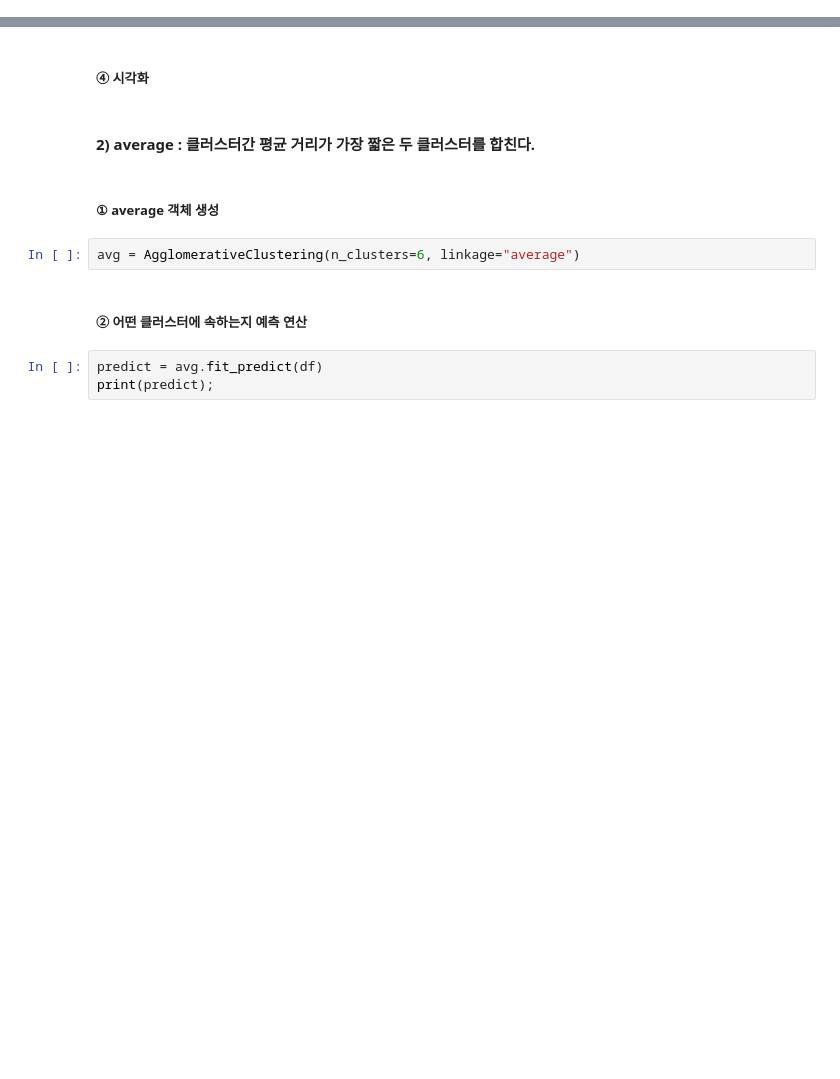
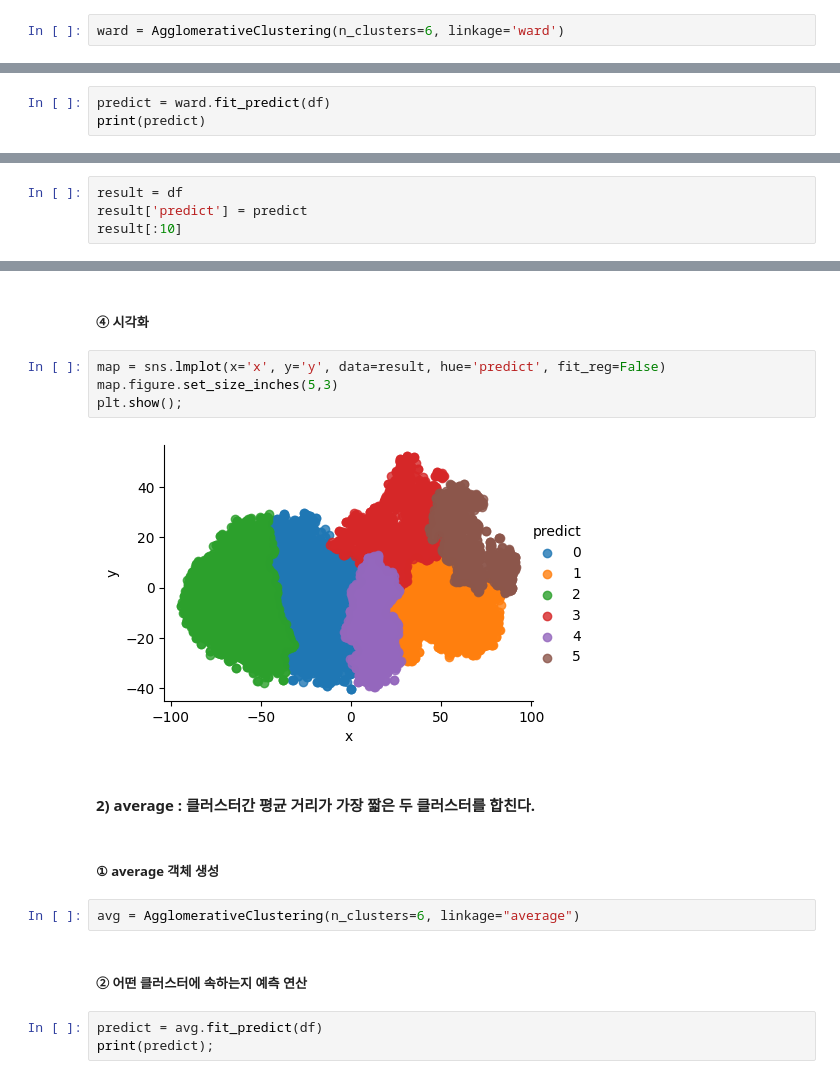
Before and after one commit to yooleene/Level2_office, a Jupyter notebook: M4.5_비정형 데이터 분석_군집 분석.ipynb, the cells around one changed output, grey strips where cells are left out. Saved outputs shown, nothing was run; the diff lists cells and outputs as text; blank space fills up the shorter version.

```diff
--- a/M4.5_비정형 데이터 분석_군집 분석.ipynb
+++ b/M4.5_비정형 데이터 분석_군집 분석.ipynb
@@ -289,5 +323,10 @@ import matplotlib.pyplot as plt
 from sklearn.cluster import AgglomerativeClustering
 # %% [markdown]
 ##### ① ward 객체 생성
+# %%
+ward = AgglomerativeClustering(n_clusters=6, linkage='ward')
 # %% [markdown]
 ##### ② 어떤 클러스터에 속하는지 예측 연산
+# %%
+predict = ward.fit_predict(df)
+print(predict)
@@ -294,2 +335,6 @@ from sklearn.cluster import AgglomerativeClustering
 # %% [markdown]
 ##### ③ 데이터 프레임으로 변환
+# %%
+result = df
+result['predict'] = predict
+result[:10]
@@ -296,5 +353,11 @@ from sklearn.cluster import AgglomerativeClustering
 # %% [markdown]
 ##### ④ 시각화
+# %%
+map = sns.lmplot(x='x', y='y', data=result, hue='predict', fit_reg=False)
+map.figure.set_size_inches(5,3)
+plt.show();
+# %% [output]
+[figure, added]
 # %% [markdown]
 #### 2) average : 클러스터간 평균 거리가 가장 짧은 두 클러스터를 합친다.
 # %% [markdown]
```
Also changed, not shown: parts of 17 cells of this notebook.
